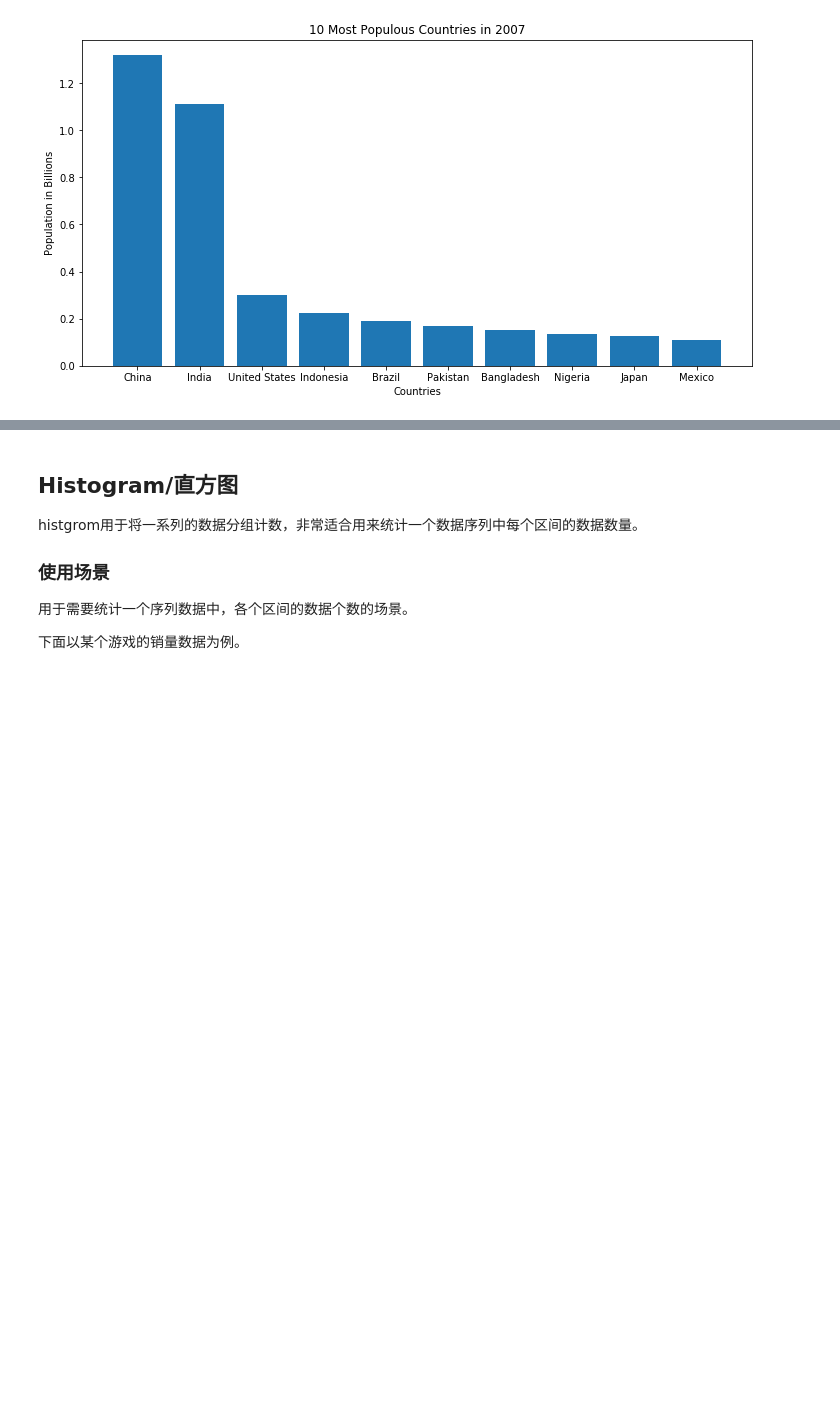
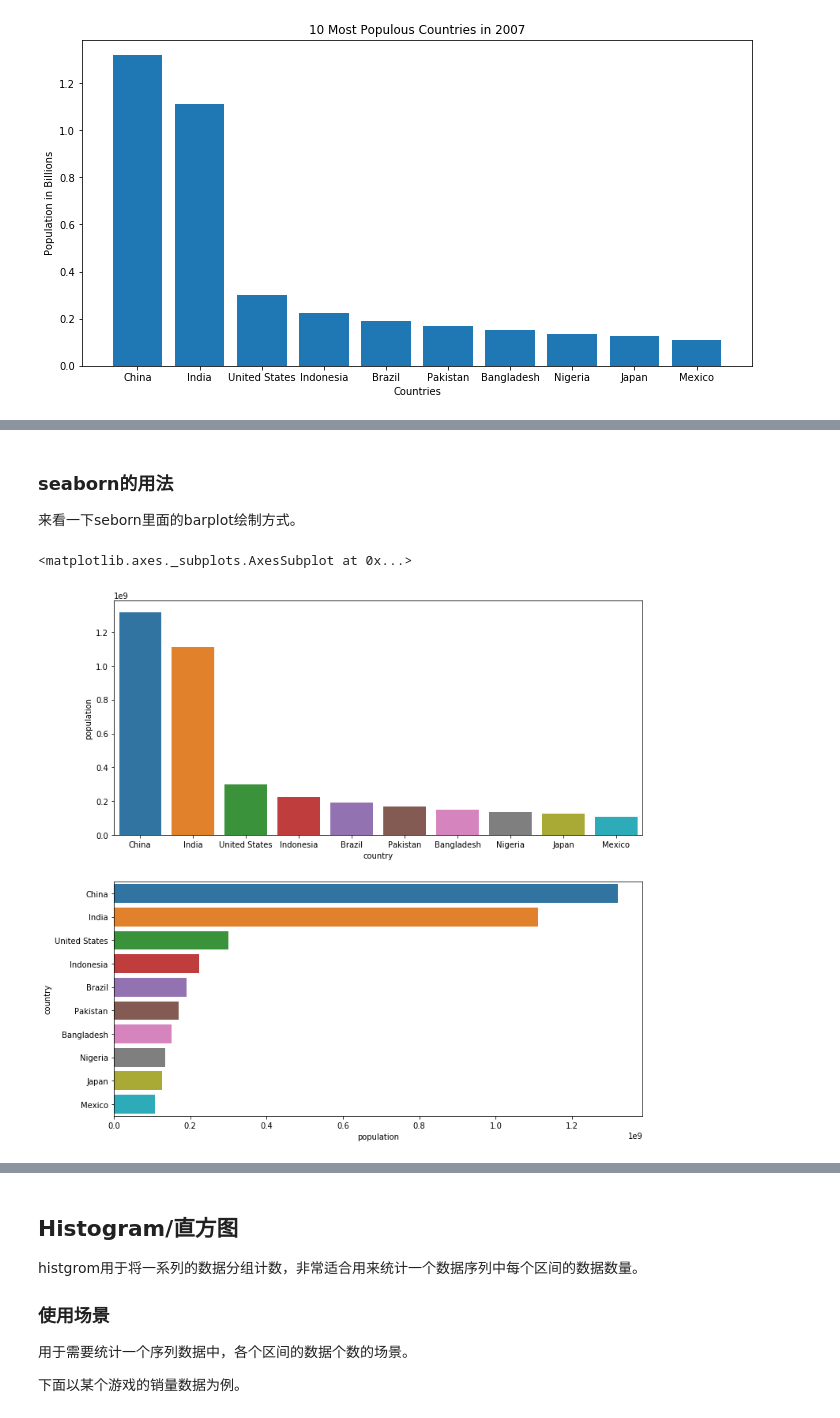
Before and after one commit to dwSun/matplotlib-tutorial, a Jupyter notebook: matplotlib-tutorial.ipynb, the cells around one changed output, grey strips where cells are left out. Saved outputs shown, nothing was run; the diff lists cells and outputs as text; code cells hidden in the pictures; blank space fills up the shorter version.

Commit message:
add seaborn

```diff
--- a/matplotlib-tutorial.ipynb
+++ b/matplotlib-tutorial.ipynb
@@ -551,0 +587,12 @@ plt.show()
+# %% [markdown]
+### seaborn的用法
+来看一下seborn里面的barplot绘制方式。
+# %%
+plt.figure(figsize=(12, 12))
+plt.subplot(211)  # seaborn建立在matplotlib基础上，所以可以直接用matplotlib来布局
+sns.barplot(x='country', y='population', data=top_10_p)
+plt.subplot(212)
+sns.barplot(x='population', y='country', data=top_10_p, orient='h')
+# %% [output]
+<matplotlib.axes._subplots.AxesSubplot at 0x...>
+[figure, added]
```
Also changed, not shown: parts of 42 cells of this notebook, 1 other file.
